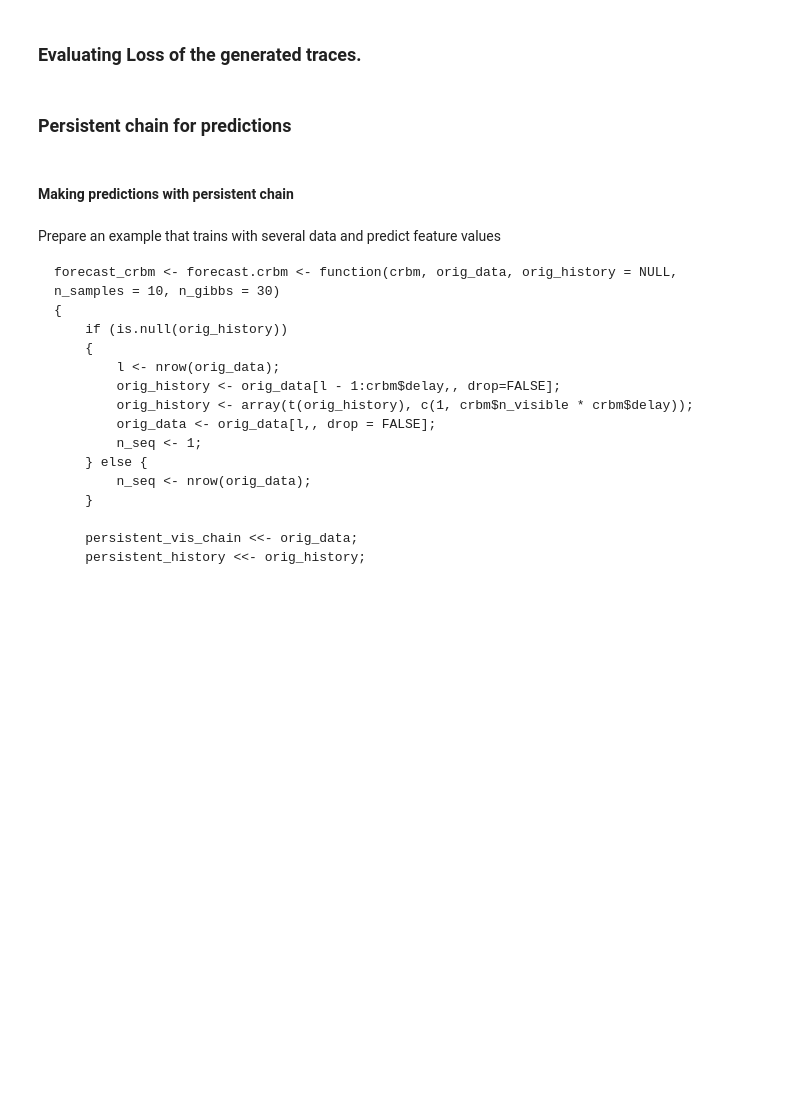
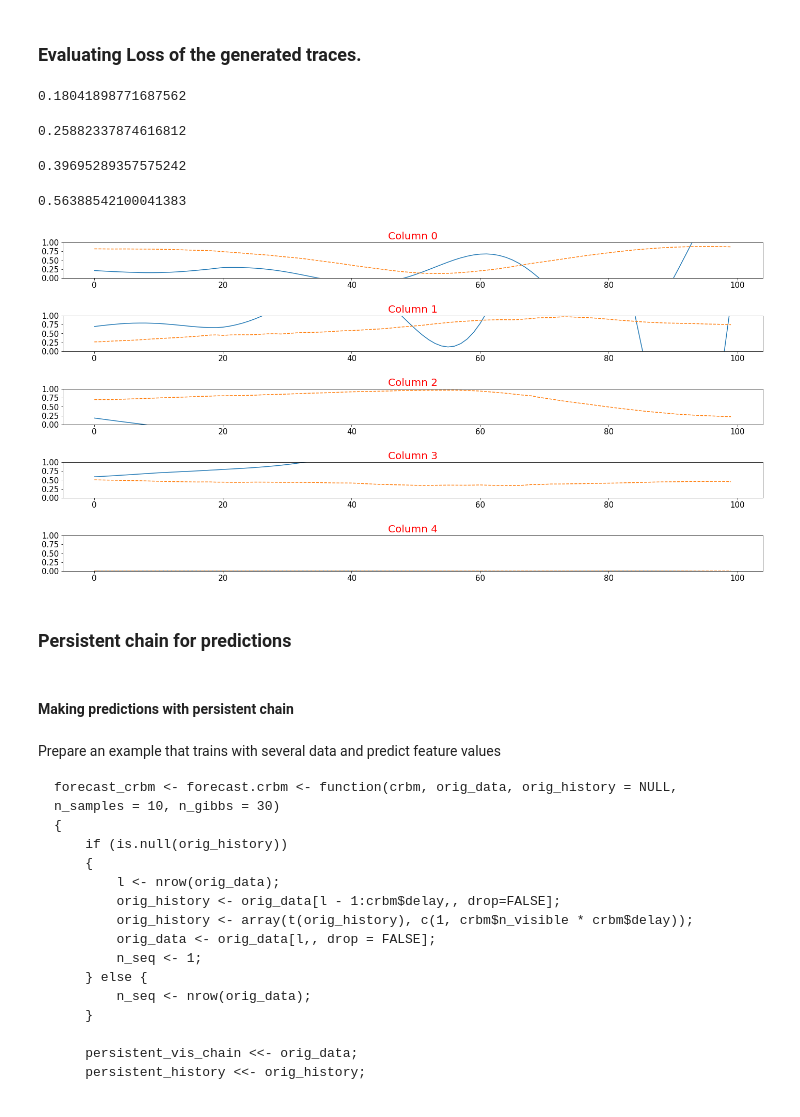
Before and after one commit to davidbp/connectionist, a Jupyter notebook: notebooks/crbm_diary.ipynb, the cells around one changed output. Saved outputs shown, nothing was run; the diff lists cells and outputs as text; code cells hidden in the pictures; blank space fills up the shorter version.

```diff
--- a/notebooks/crbm_diary.ipynb
+++ b/notebooks/crbm_diary.ipynb
@@ -601,19 +635,0 @@ Wall time: 2min 27s
-# %%
-%%time
-crbm = CRBM(n_vis=108, n_hid=256, n_cond=11, seed=123, sigma = 0.3)
-n_epochs = 10
-learning_rate = 0.01 # we have increased the  learning rate
-
-for n in range(n_epochs):
-    err_epoch = 0
-    iters = 0
-    for k in range(crbm.n_his + 1, X_tr.shape[1] ):
-
-        X_curr = get_slice_at_position_k(X_tr, k, crbm.n_his)
-        dW, dA, dB, dv_bias, dh_bias, rec_error = compute_gradient(crbm, X_curr.T)
-        grads = (dW, dA, dB, dv_bias, dh_bias)
-        update_weights_sgd(crbm, grads,  learning_rate)
-        iters +=1
-        err_epoch += rec_error
-
-    print("rec error: ", err_epoch/iters)#, end="\r")
@@ -633,19 +635,0 @@ Wall time: 2min
-# %%
-%%time
-crbm = CRBM(n_vis=108, n_hid=256, n_cond=12, seed=123, sigma = 0.3)
-n_epochs = 10
-learning_rate = 0.01 # we have increased the  learning rate
-
-for n in range(n_epochs):
-    err_epoch = 0
-    iters = 0
-    for k in range(crbm.n_his + 1, X_tr.shape[1] ):
-
-        X_curr = get_slice_at_position_k(X_tr, k, crbm.n_his)
-        dW, dA, dB, dv_bias, dh_bias, rec_error = compute_gradient(crbm, X_curr.T)
-        grads = (dW, dA, dB, dv_bias, dh_bias)
-        update_weights_sgd(crbm, grads,  learning_rate)
-        iters +=1
-        err_epoch += rec_error
-
-    print("rec error: ", err_epoch/iters)#, end="\r")
@@ -665,2 +635,0 @@ Wall time: 2min 8s
-# %%
-crbm = CRBM(n_vis=108, n_hid=256, n_cond=12, seed=123, sigma = 0.3)
@@ -804,2 +759,18 @@ y_hat.max(), y_hat.min(), y_true.max(), y_true.min()
 # %% [markdown]
 ### Evaluating Loss of the generated traces.
+# %%
+np.sqrt(np.mean((y_hat[0:10] - y_true[0:10])**2))
+# %% [output]
+0.18041898771687562
+# %%
+np.sqrt(np.mean((y_hat[10:20] - y_true[10:20])**2))
+# %% [output]
+0.25882337874616812
+# %%
+np.sqrt(np.mean((y_hat[20:30] - y_true[20:30])**2))
+# %% [output]
+0.39695289357575242
+# %%
+np.sqrt(np.mean((y_hat[30:40] - y_true[30:40])**2))
+# %% [output]
+0.56388542100041383
@@ -806,3 +785,7 @@ y_hat.max(), y_hat.min(), y_true.max(), y_true.min()
+# %%
+timeseries.plot_timeseries_overlaped(y_hat[:,5:10], y_true[:,5:10])
+# %% [output]
+[figure, added]
 # %% [markdown]
 ### Persistent chain for predictions
 # %%
```
Also changed, not shown: parts of 25 cells of this notebook.
